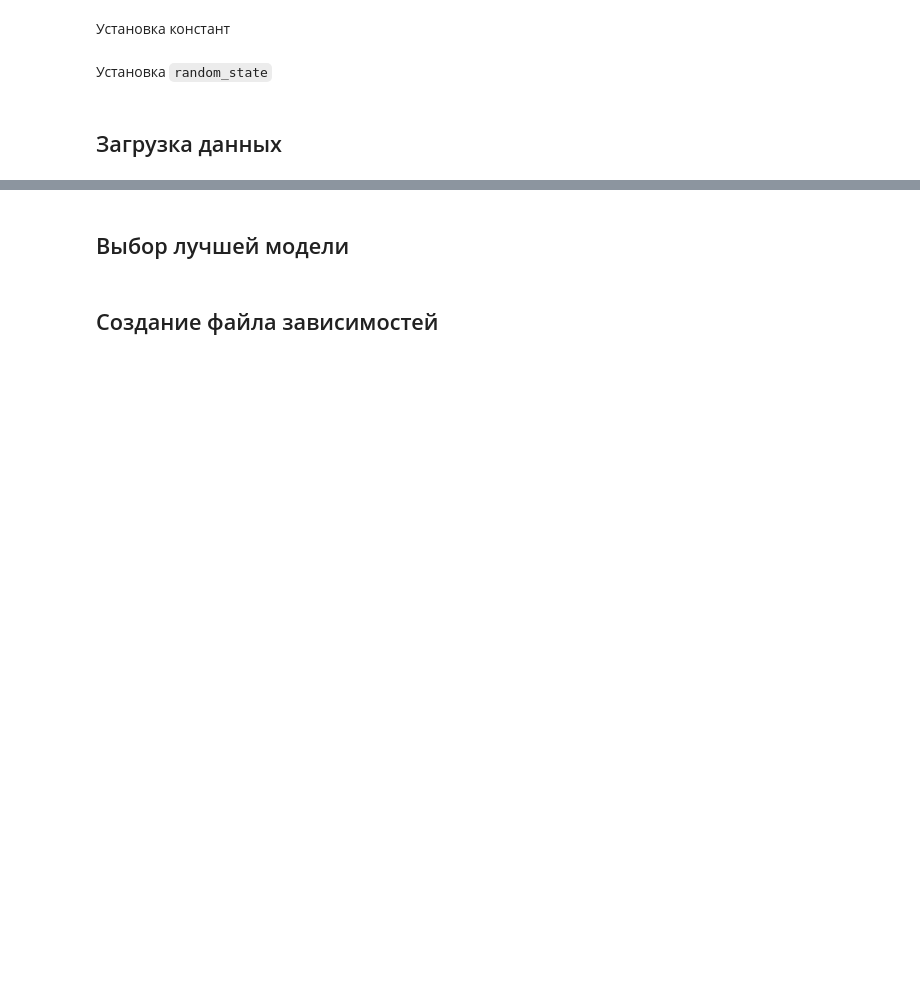
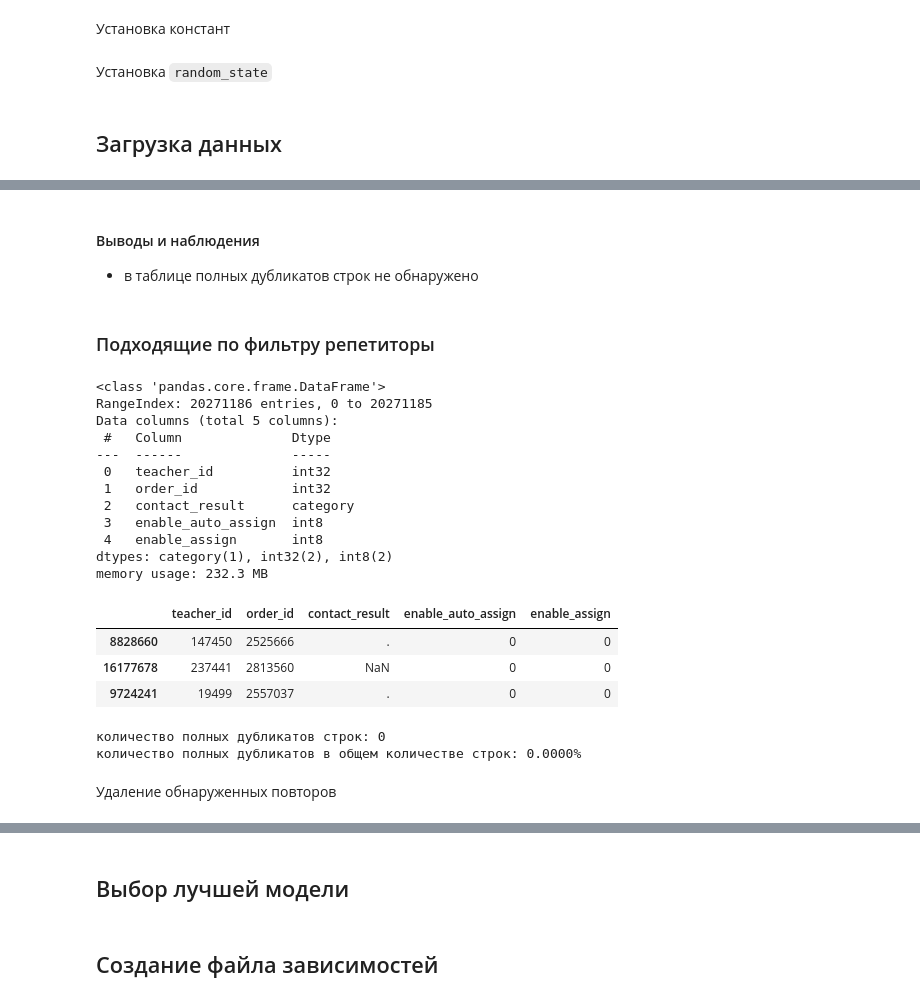
Before and after one commit to denis-42ds/classification_of_payment_requests, a Jupyter notebook: classification_of_payment_requests.ipynb, the cells around one changed output, grey strips where cells are left out. Cells and saved outputs as stored; diff of their text form; code cells hidden in the pictures; blank space fills up the shorter version.

```diff
--- a/classification_of_payment_requests.ipynb
+++ b/classification_of_payment_requests.ipynb
@@ -184,0 +261,34 @@ prefered_teachers_order_id = pd.read_csv('data/prefered_teachers_order_id.csv')
+# %% [markdown]
+#### Выводы и наблюдения
+- в таблице полных дубликатов строк не обнаружено
+# %% [markdown]
+### Подходящие по фильтру репетиторы
+# %%
+suitable_teachers.info()
+suitable_teachers.sample(3)
+# %% [output]
+<class 'pandas.core.frame.DataFrame'>
+RangeIndex: 20271186 entries, 0 to 20271185
+Data columns (total 5 columns):
+ #   Column              Dtype
+---  ------              -----
+ 0   teacher_id          int32
+ 1   order_id            int32
+ 2   contact_result      category
+ 3   enable_auto_assign  int8
+ 4   enable_assign       int8
+dtypes: category(1), int32(2), int8(2)
+memory usage: 232.3 MB
+|  | teacher_id | order_id | contact_result | enable_auto_assign | enable_assign |
+| 8828660 | 147450 | 2525666 | . | 0 | 0 |
+| 16177678 | 237441 | 2813560 | NaN | 0 | 0 |
+| 9724241 | 19499 | 2557037 | . | 0 | 0 |
+# %%
+print(f"количество полных дубликатов строк: {suitable_teachers.duplicated().sum()}")
+print(f"""количество полных дубликатов в общем количестве строк: {suitable_teachers.duplicated().sum() /
+suitable_teachers.shape[0] * 100:.4f}%""")
+# %% [output]
+количество полных дубликатов строк: 0
+количество полных дубликатов в общем количестве строк: 0.0000%
+# %% [markdown]
+Удаление обнаруженных повторов
```
Also changed, not shown: parts of 23 cells of this notebook, 1 other file.
